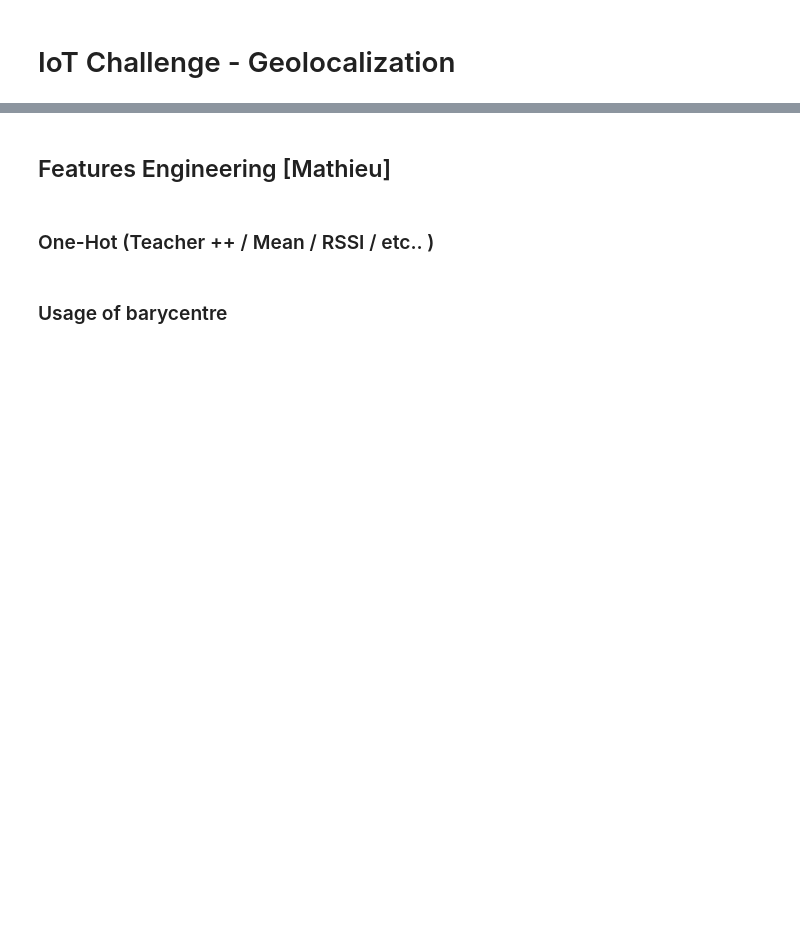
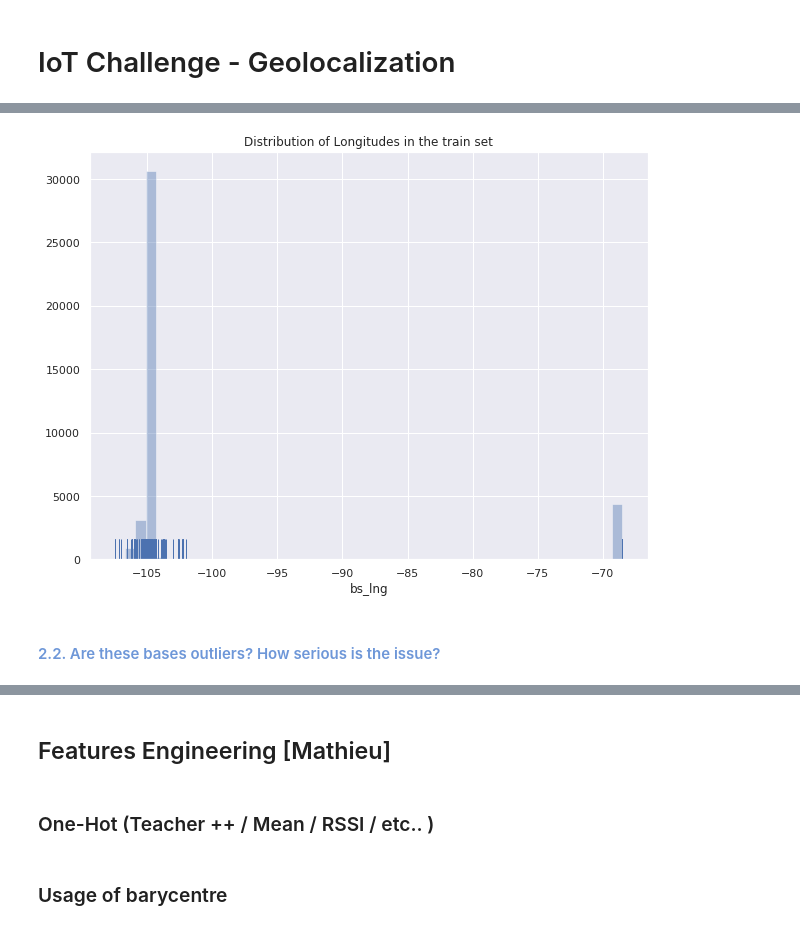
Before and after one commit to mathieubruniquel/IoT_Challenge, a Jupyter notebook: IoT_Geolocalization.ipynb, the cells around one changed output, grey strips where cells are left out. Saved outputs shown, nothing was run; the diff lists cells and outputs as text; code cells hidden in the pictures; blank space fills up the shorter version.

```diff
--- a/IoT_Geolocalization.ipynb
+++ b/IoT_Geolocalization.ipynb
@@ -21,0 +141,8 @@ pos_train = pd.read_csv('pos_train_list.csv') # position associated to train set
+# %%
+sns.distplot(df_mess_train["bs_lng"], kde=False, rug=True)
+plt.title("Distribution of Longitudes in the train set")
+plt.show()
+# %% [output]
+[figure, added]
+# %% [markdown]
+#### <font color='#6e97d8'>2.2. Are these bases outliers? How serious is the issue?</font>
```
Also changed, not shown: parts of 20 cells of this notebook.
